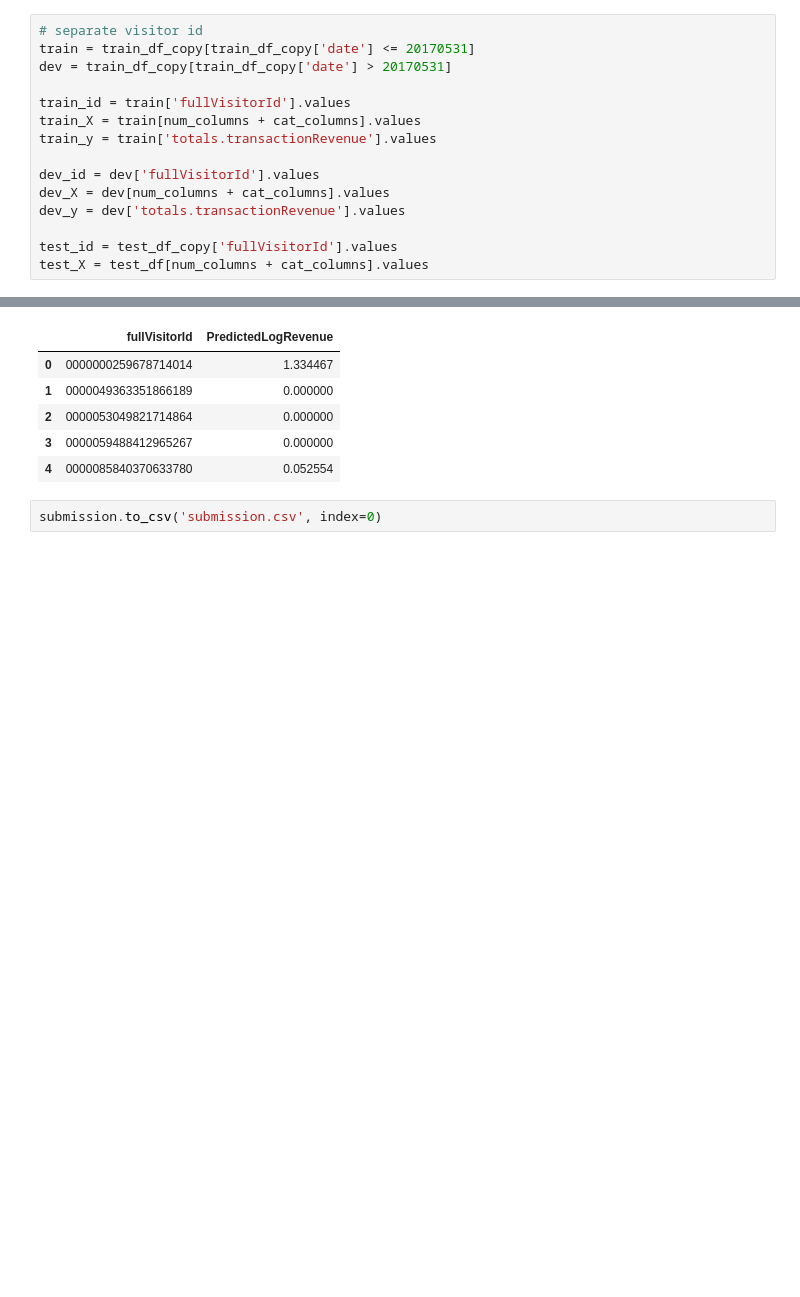
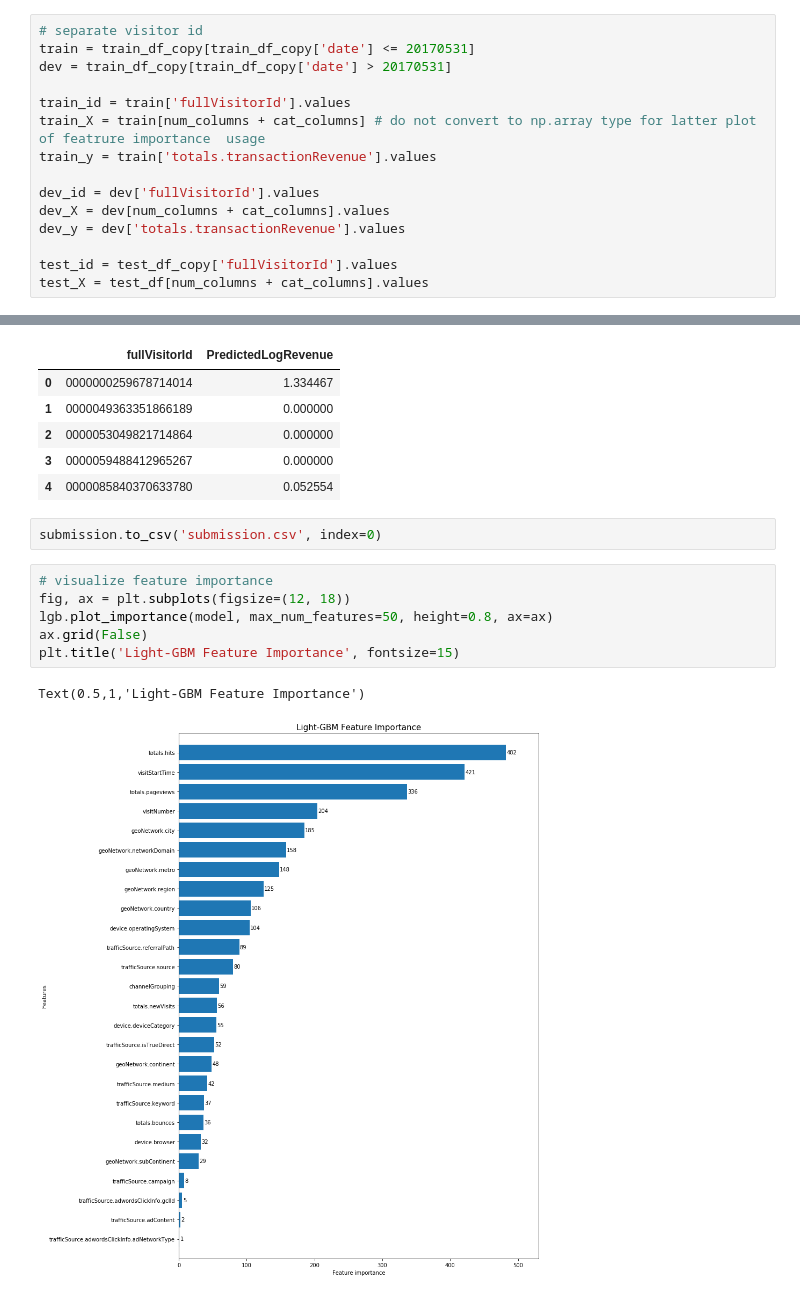
Before and after one commit to futai-lin/customer-revenue-prediction, a Jupyter notebook: baseline.ipynb, the cells around one changed output, grey strips where cells are left out. Saved outputs shown, nothing was run; the diff lists cells and outputs as text; blank space fills up the shorter version.

Commit message:
add feature importance plot

```diff
--- a/baseline.ipynb
+++ b/baseline.ipynb
@@ -239,7 +239,7 @@ train = train_df_copy[train_df_copy['date'] <= 20170531]
 dev = train_df_copy[train_df_copy['date'] > 20170531]
 
 train_id = train['fullVisitorId'].values
-train_X = train[num_columns + cat_columns].values
+train_X = train[num_columns + cat_columns] # do not convert to np.array type for latter plot of featrure importance  usage
 train_y = train['totals.transactionRevenue'].values
 
 dev_id = dev['fullVisitorId'].values
@@ -330,3 +330,12 @@ submission.head()
 | 4 | 0000085840370633780 | 0.052554 |
 # %%
 submission.to_csv('submission.csv', index=0)
+# %%
+# visualize feature importance
+fig, ax = plt.subplots(figsize=(12, 18))
+lgb.plot_importance(model, max_num_features=50, height=0.8, ax=ax)
+ax.grid(False)
+plt.title('Light-GBM Feature Importance', fontsize=15)
+# %% [output]
+Text(0.5,1,'Light-GBM Feature Importance')
+[figure, added]
```
Also changed, not shown: 1 other file.
